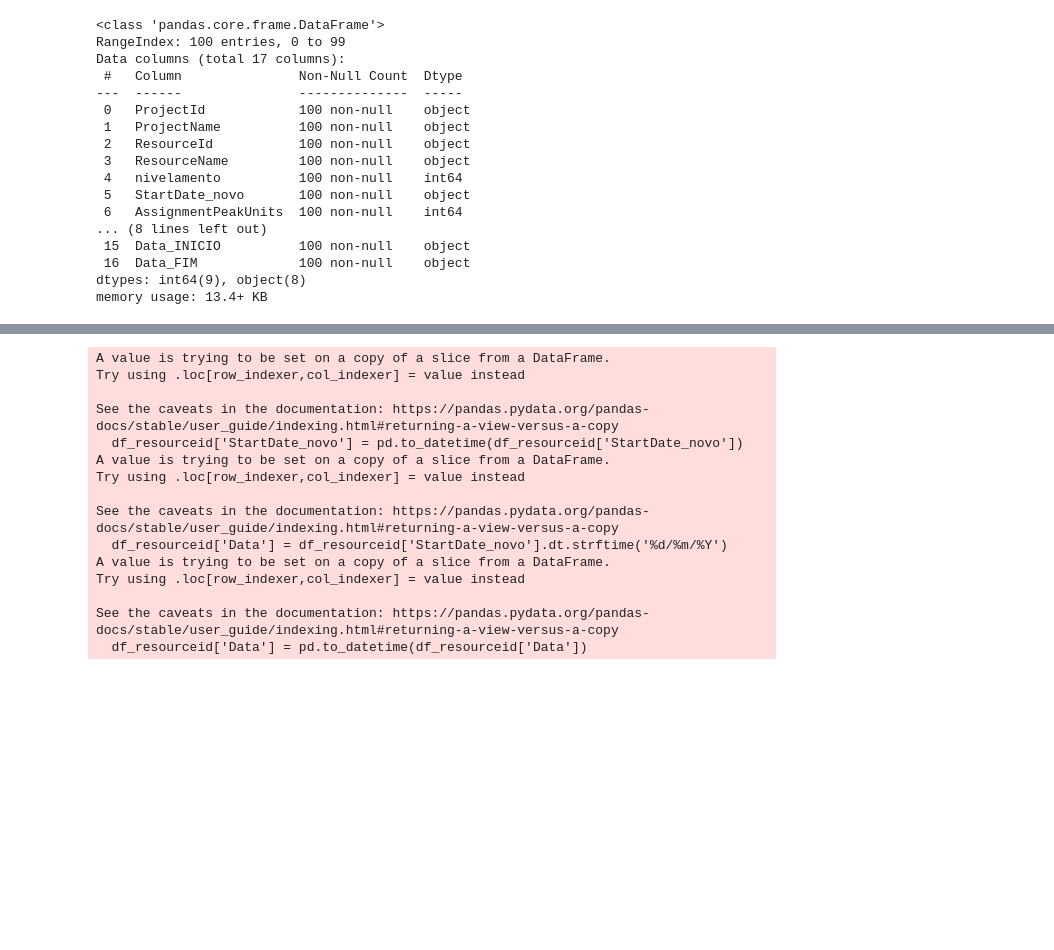
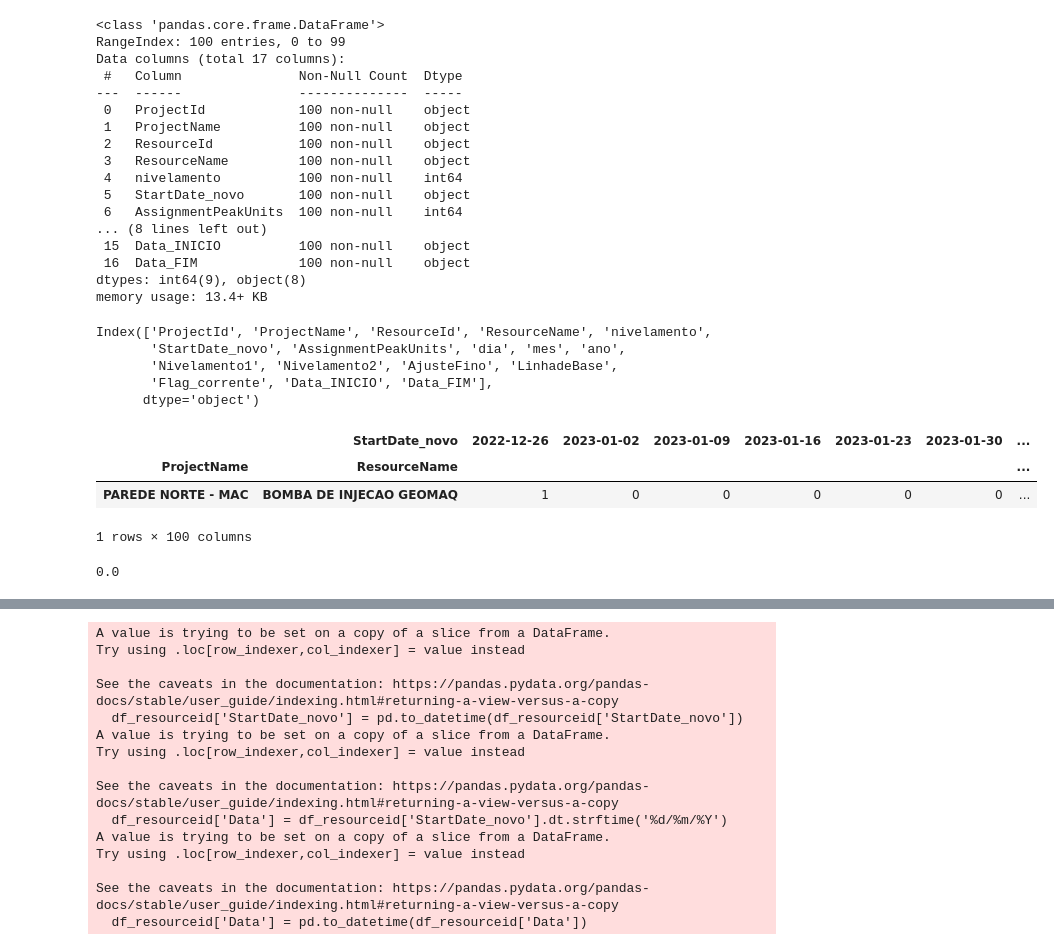
Before and after one commit to andreaafs100766/Histograma, a Jupyter notebook: Cópia_de_histograma_semanal.ipynb, the cells around one changed output, grey strips where cells are left out. Drawn from its saved outputs; the diff is of its cells as text; code cells hidden in the pictures; blank space fills up the shorter version.

```diff
--- a/Cópia_de_histograma_semanal.ipynb
+++ b/Cópia_de_histograma_semanal.ipynb
@@ -96,5 +85,37 @@ Data columns (total 17 columns):
  16  Data_FIM             100 non-null    object
 dtypes: int64(9), object(8)
 memory usage: 13.4+ KB
+# %%
+print(histograma.columns)
+# %% [output]
+Index(['ProjectId', 'ProjectName', 'ResourceId', 'ResourceName', 'nivelamento',
+       'StartDate_novo', 'AssignmentPeakUnits', 'dia', 'mes', 'ano',
+       'Nivelamento1', 'Nivelamento2', 'AjusteFino', 'LinhadeBase',
+       'Flag_corrente', 'Data_INICIO', 'Data_FIM'],
+      dtype='object')
+# %%
+##cria uma tabela pivoteada a partir do dataframe df. Os valores da tabela
+
+histograma.pivot_table(values='AssignmentPeakUnits', index=['ProjectName','ResourceName'], columns='StartDate_novo')
+# %% [output]
+|  | StartDate_novo | 2022-12-26 | 2023-01-02 | 2023-01-09 | 2023-01-16 | 2023-01-23 | 2023-01-30 | ... |
+| ProjectName | ResourceName |  |  |  |  |  |  | ... |
+| PAREDE NORTE - MAC | BOMBA DE INJECAO GEOMAQ | 1 | 0 | 0 | 0 | 0 | 0 | ... |
+1 rows × 100 columns
+# %%
+from numpy.lib.histograms import histogram
+# calcula MEdiana de 9 , 5 e 3
+
+# Seleciona apenas a coluna com valores numéricos
+coluna_numerica = histograma['AssignmentPeakUnits']
+
+#print (coluna_numerica)
+numeros_ordenados = np.sort(coluna_numerica)
+# Calcula a mediana da coluna selecionada
+mediana = np.median(numeros_ordenados)
+
+print(mediana)
+# %% [output]
+0.0
 # %%
 ## Como gerar um pivot
```
Also changed, not shown: parts of 4 cells of this notebook.
